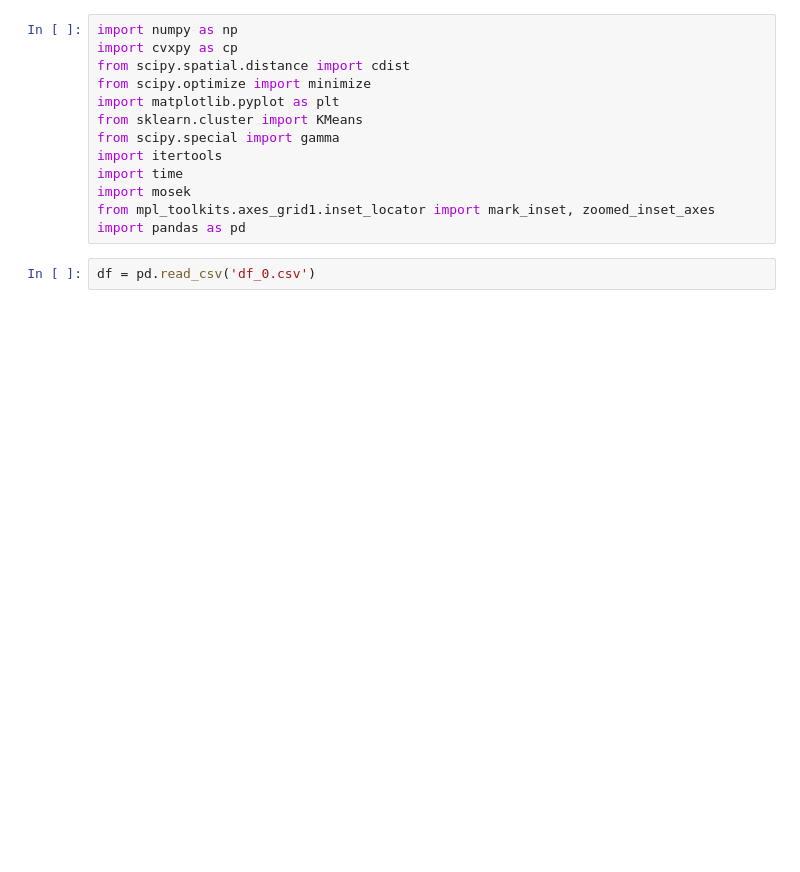
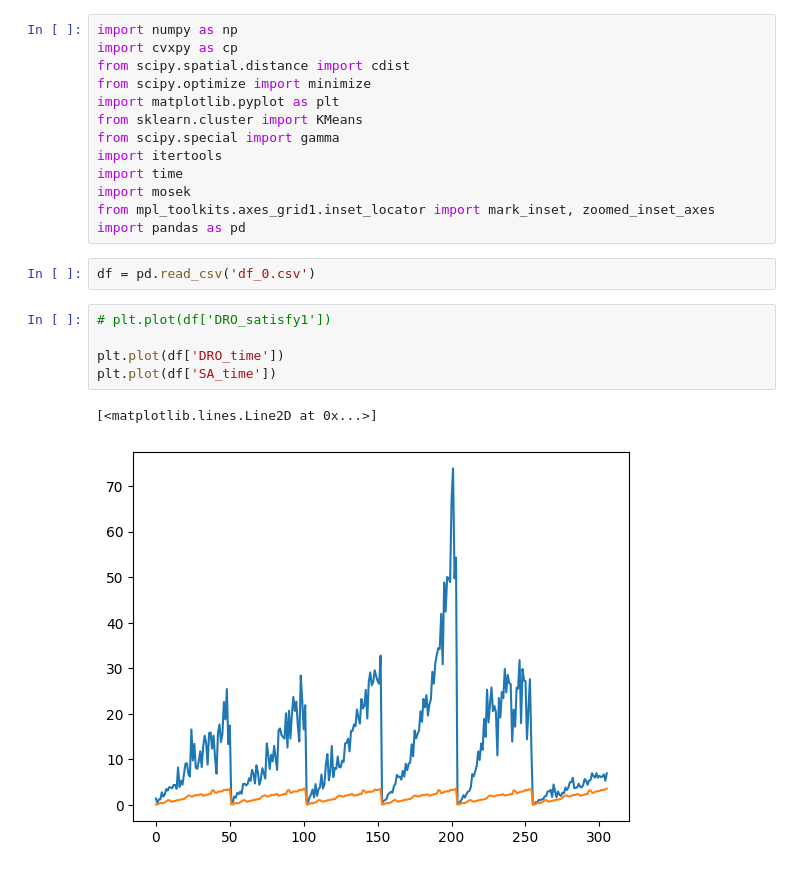
Before and after one commit to stellatogrp/online_mro, a Jupyter notebook: portfolio/analysis/plots_facility.ipynb, the cells around one changed output. Saved outputs shown, nothing was run; the diff lists cells and outputs as text; blank space fills up the shorter version.

```diff
--- a/portfolio/analysis/plots_facility.ipynb
+++ b/portfolio/analysis/plots_facility.ipynb
@@ -13,4 +13,12 @@ from mpl_toolkits.axes_grid1.inset_locator import mark_inset, zoomed_inset_axes
 import pandas as pd
 # %%
 df = pd.read_csv('df_0.csv')
+# %%
+# plt.plot(df['DRO_satisfy1'])
+
+plt.plot(df['DRO_time'])
+plt.plot(df['SA_time'])
+# %% [output]
+[<matplotlib.lines.Line2D at 0x...>]
+[figure, added]
 # %%
```
Also changed, not shown: parts of 3 cells of this notebook, 16 other files.
